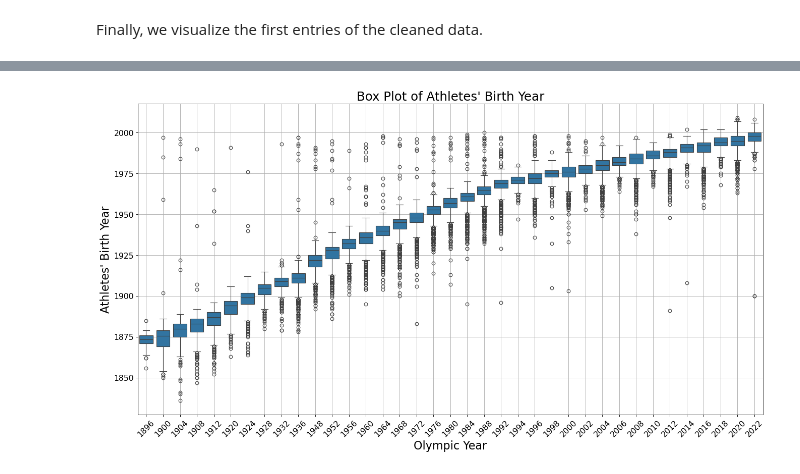
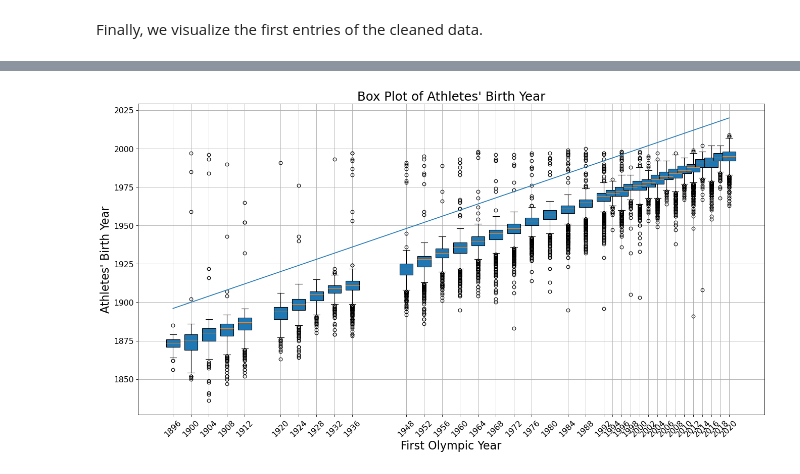
Before and after one commit to willfliaw/CSC_51052_EP, a Jupyter notebook: Project/main/Preliminary data analysis.ipynb, the cells around one changed output, grey strips where cells are left out. Cells and saved outputs as stored; diff of their text form; code cells hidden in the pictures.

Commit message:
better boxplot

```diff
--- a/Project/main/Preliminary data analysis.ipynb
+++ b/Project/main/Preliminary data analysis.ipynb
@@ -208,25 +208,26 @@ athletesData.head(10)
 | 8 | Laurent DUMAIS | 1 | Beijing 2022 | 1996 | Beijing | ... |
 | 9 | James MATHESON | 2 | PyeongChang 2018 | 1995 | PyeongChang | ... |
 # %%
-# Draw Plot
 plt.figure(figsize=(20, 10), dpi=80)
 
-sns.boxplot(
-    x="first_game_year",
-    y="athlete_year_birth",
-    data=athletesData,
-)
+game_years = pd.unique(athletesData["first_game_year"].sort_values(ascending=True))[:-2]
+
+box_data = []
+for game_year in game_years:
+    year_births = athletesData[athletesData["first_game_year"] == game_year]["athlete_year_birth"]
+    box_data.append(year_births[~year_births.isna()])
+
+plt.boxplot(box_data, positions=game_years, widths = [3]*len(game_years), patch_artist=True)
+
+plt.plot(game_years, game_years)
 
 # Decoration
 plt.title("Box Plot of Athletes' Birth Year", fontsize=22)
-plt.xlabel("Olympic Year", fontsize=20)
-plt.xticks(
-    rotation=45,
-    fontsize=14,
-)
+plt.xlabel("First Olympic Year", fontsize=20)
+plt.xticks(rotation=45, fontsize=14)
 plt.yticks(fontsize=14)
 plt.ylabel("Athletes' Birth Year", fontsize=20)
 plt.grid()
 plt.show()
 # %% [output]
-[figure, old version]
+[figure, new version]
```
Also changed, not shown: parts of 1 cell of this notebook.
